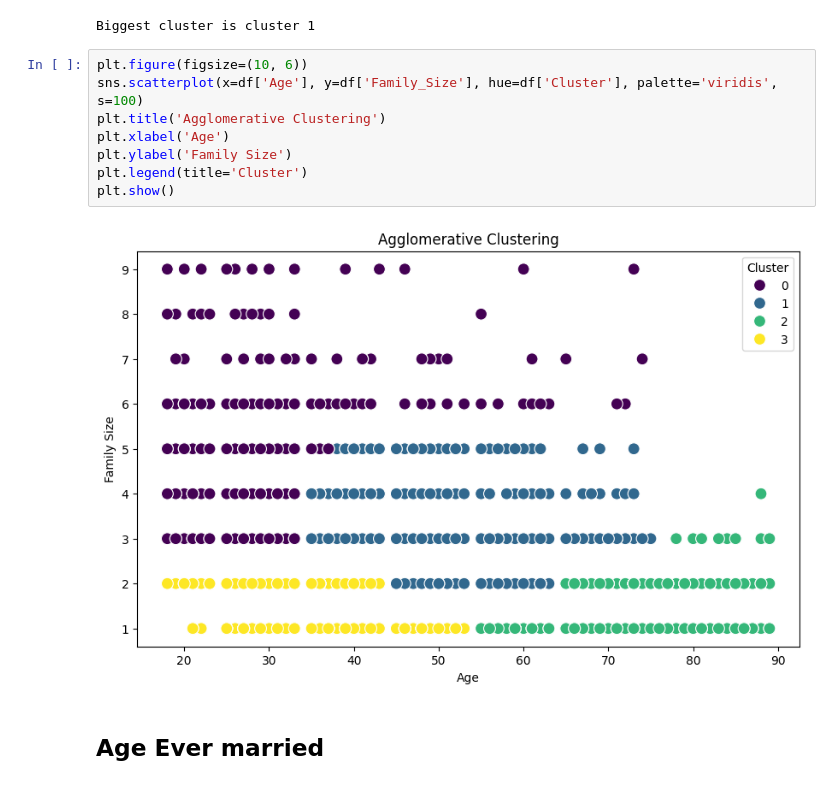
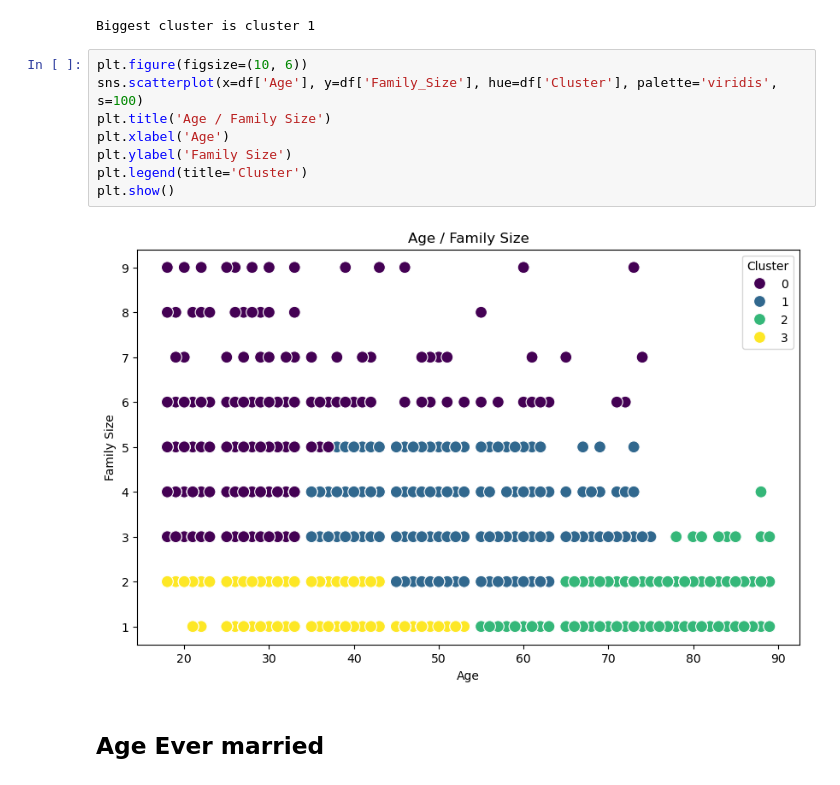
Before and after one commit to PapaProvnik/customer_segmentation, a Jupyter notebook: hierarchical_clustering.ipynb, the cells around one changed output. Saved outputs shown, nothing was run; the diff lists cells and outputs as text.

```diff
--- a/hierarchical_clustering.ipynb
+++ b/hierarchical_clustering.ipynb
@@ -29,13 +29,13 @@ Biggest cluster is cluster 1
 # %%
 plt.figure(figsize=(10, 6))
 sns.scatterplot(x=df['Age'], y=df['Family_Size'], hue=df['Cluster'], palette='viridis', s=100)
-plt.title('Agglomerative Clustering')
+plt.title('Age / Family Size')
 plt.xlabel('Age')
 plt.ylabel('Family Size')
 plt.legend(title='Cluster')
 plt.show()
 # %% [output]
-[figure, old version]
+[figure, new version]
 # %% [markdown]
 ## Age Ever married
 # %%
```
Also changed, not shown: parts of 1 cell of this notebook.
